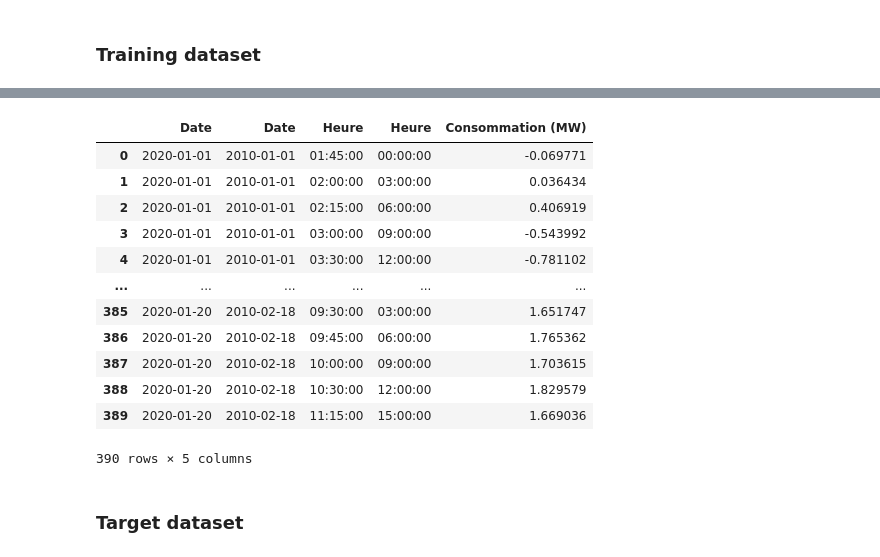
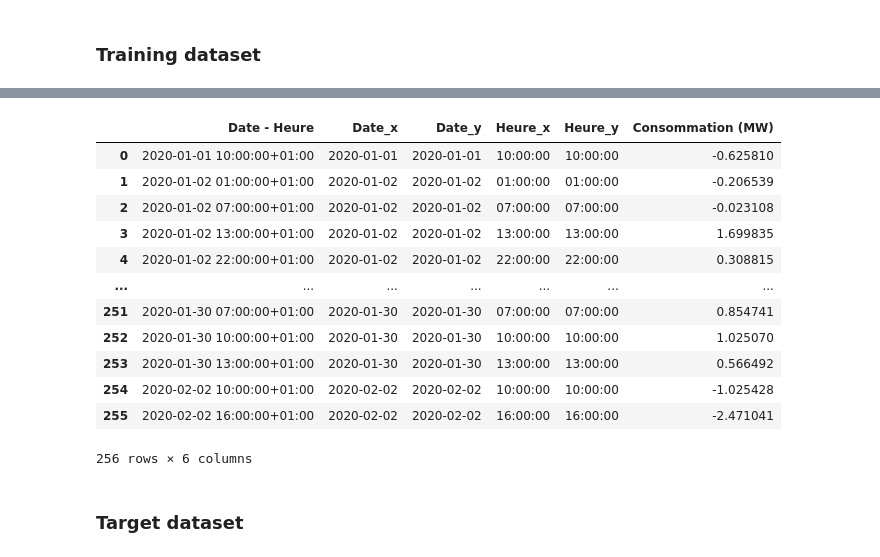
Before and after one commit to NicolasLacroix/data-representation, a Jupyter notebook: notebooks/consumption_prediction.ipynb, the cells around one changed output, grey strips where cells are left out. Saved outputs shown, nothing was run; the diff lists cells and outputs as text; code cells hidden in the pictures.

```diff
--- a/notebooks/consumption_prediction.ipynb
+++ b/notebooks/consumption_prediction.ipynb
@@ -45,7 +38,8 @@ def extractDate(data):
 # %%
 print(data_meteo['Date'].dtypes == data['Date'].dtypes)
-# converting data_meteo['Date']'s' type to match data['Date']'s type
-data_meteo['Date'] = pd.to_datetime(data_meteo['Date'])
+# converting data_meteo['Date']'s type to match data['Date']'s type
+#data_meteo['Date'] = pd.to_datetime(data_meteo['Date'])
 print(data['Date'].dtypes == data_meteo['Date'].dtypes)
+# converting data['Date - Heure']
 # %% [output]
 False
@@ -53,4 +46,0 @@ True
-# %%
-data_meteo['Date - Heure'] = pd.to_datetime(data_meteo['Date - Heure'], format='%Y-%m-%dT%H:%M:%S', utc=True)
-print(data.dtypes)
-data_meteo.dtypes
@@ -99,7 +92,8 @@ NB_DAYS = 10 # number of days to be predicted
 # %%
 # TODO: normalize all columns or only Consuming ?
 # TODO: improve performances
-data_train = pd.concat([data, data_meteo], axis=1, join='inner')[:TRAIN_SPLIT-NB_DAYS]
+# data_train = pd.concat([data, data_meteo], axis=1, join='inner')[:TRAIN_SPLIT-NB_DAYS]
+data_train = pd.merge(data, data_meteo, on="Date - Heure")[:TRAIN_SPLIT-NB_DAYS]
 # normalizing data
 data_train_mean = data_train["Consommation (MW)"].mean()
 data_train_std = data_train["Consommation (MW)"].std()
@@ -123,19 +133,19 @@ data_train
 # %%
-data_train[['Date', 'Heure', 'Consommation (MW)']]
+data_train[['Date - Heure', 'Date_x', 'Date_y', 'Heure_x', 'Heure_y', 'Consommation (MW)']]
 # %% [output]
-|  | Date | Date | Heure | Heure | Consommation (MW) |
-| 0 | 2020-01-01 | 2010-01-01 | 01:45:00 | 00:00:00 | -0.069771 |
-| 1 | 2020-01-01 | 2010-01-01 | 02:00:00 | 03:00:00 | 0.036434 |
-| 2 | 2020-01-01 | 2010-01-01 | 02:15:00 | 06:00:00 | 0.406919 |
-| 3 | 2020-01-01 | 2010-01-01 | 03:00:00 | 09:00:00 | -0.543992 |
-| 4 | 2020-01-01 | 2010-01-01 | 03:30:00 | 12:00:00 | -0.781102 |
-| ... | ... | ... | ... | ... | ... |
-| 385 | 2020-01-20 | 2010-02-18 | 09:30:00 | 03:00:00 | 1.651747 |
-| 386 | 2020-01-20 | 2010-02-18 | 09:45:00 | 06:00:00 | 1.765362 |
-| 387 | 2020-01-20 | 2010-02-18 | 10:00:00 | 09:00:00 | 1.703615 |
-| 388 | 2020-01-20 | 2010-02-18 | 10:30:00 | 12:00:00 | 1.829579 |
-| 389 | 2020-01-20 | 2010-02-18 | 11:15:00 | 15:00:00 | 1.669036 |
+|  | Date - Heure | Date_x | Date_y | Heure_x | Heure_y | Consommation (MW) |
+| 0 | 2020-01-01 10:00:00+01:00 | 2020-01-01 | 2020-01-01 | 10:00:00 | 10:00:00 | -0.625810 |
+| 1 | 2020-01-02 01:00:00+01:00 | 2020-01-02 | 2020-01-02 | 01:00:00 | 01:00:00 | -0.206539 |
+| 2 | 2020-01-02 07:00:00+01:00 | 2020-01-02 | 2020-01-02 | 07:00:00 | 07:00:00 | -0.023108 |
+| 3 | 2020-01-02 13:00:00+01:00 | 2020-01-02 | 2020-01-02 | 13:00:00 | 13:00:00 | 1.699835 |
+| 4 | 2020-01-02 22:00:00+01:00 | 2020-01-02 | 2020-01-02 | 22:00:00 | 22:00:00 | 0.308815 |
+| ... | ... | ... | ... | ... | ... | ... |
+| 251 | 2020-01-30 07:00:00+01:00 | 2020-01-30 | 2020-01-30 | 07:00:00 | 07:00:00 | 0.854741 |
+| 252 | 2020-01-30 10:00:00+01:00 | 2020-01-30 | 2020-01-30 | 10:00:00 | 10:00:00 | 1.025070 |
+| 253 | 2020-01-30 13:00:00+01:00 | 2020-01-30 | 2020-01-30 | 13:00:00 | 13:00:00 | 0.566492 |
+| 254 | 2020-02-02 10:00:00+01:00 | 2020-02-02 | 2020-02-02 | 10:00:00 | 10:00:00 | -1.025428 |
+| 255 | 2020-02-02 16:00:00+01:00 | 2020-02-02 | 2020-02-02 | 16:00:00 | 16:00:00 | -2.471041 |
-390 rows × 5 columns
+256 rows × 6 columns
 # %% [markdown]
 ### Target dataset
 # %%
```
Also changed, not shown: parts of 9 cells of this notebook, 2 other files.
